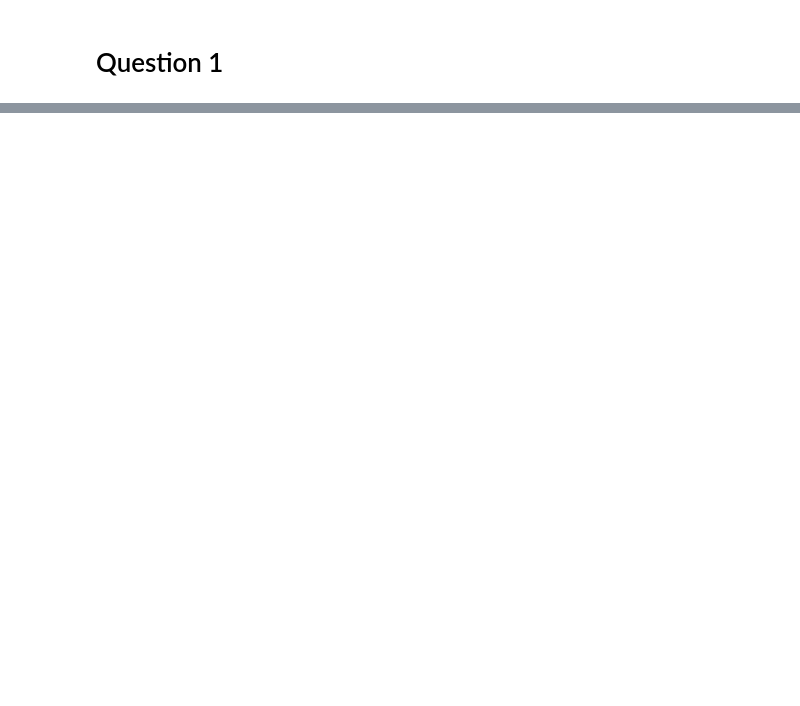
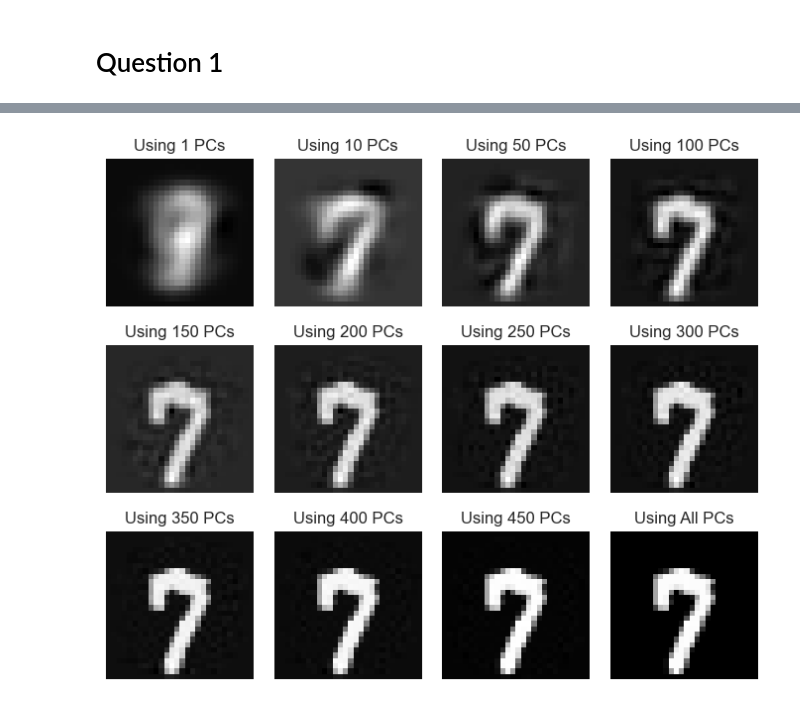
Before and after one commit to seg-fault123/ml, a Jupyter notebook: assignment3/working.ipynb, the cells around one changed output, grey strips where cells are left out. Cells and saved outputs as stored; diff of their text form; code cells hidden in the pictures; blank space fills up the shorter version.

```diff
--- a/assignment3/working.ipynb
+++ b/assignment3/working.ipynb
@@ -77 +107,20 @@ plot_images(pca.evectors.T, 5, 5)
+# %%
+def plot_for_pcs(nrows, ncols, use_image, for_pcs, model, X):
+    fig, axes=plt.subplots(nrows,ncols, figsize=(6, 6))
+    for i in range(nrows):
+        for j in range(ncols):
+            X_compressed=model.transform(X[use_image], for_pcs[i*ncols+j])
+            X_recon=model.reconstruct(X_compressed, for_pcs[i*ncols+j])
+            axes[i, j].imshow(X_recon.reshape((28, 28)), cmap='gray')
+            axes[i, j].axis('off')
+            try:
+                axes[i, j].set_title('Using %d PCs'%(for_pcs[i*ncols+j]))
+            except TypeError:
+                axes[i, j].set_title('Using All PCs')
+    # plt.tight_layout()
+# %%
+plot_for_pcs(3, 4, 703, [1, 10, 50, 100, 150, 200, 250, 300, 350, 400, 450, None], pca, X)
+plt.gcf().set_size_inches(7, 6)
+# %% [output]
+[figure, added]
 # %%
```
Also changed, not shown: parts of 17 cells of this notebook.
